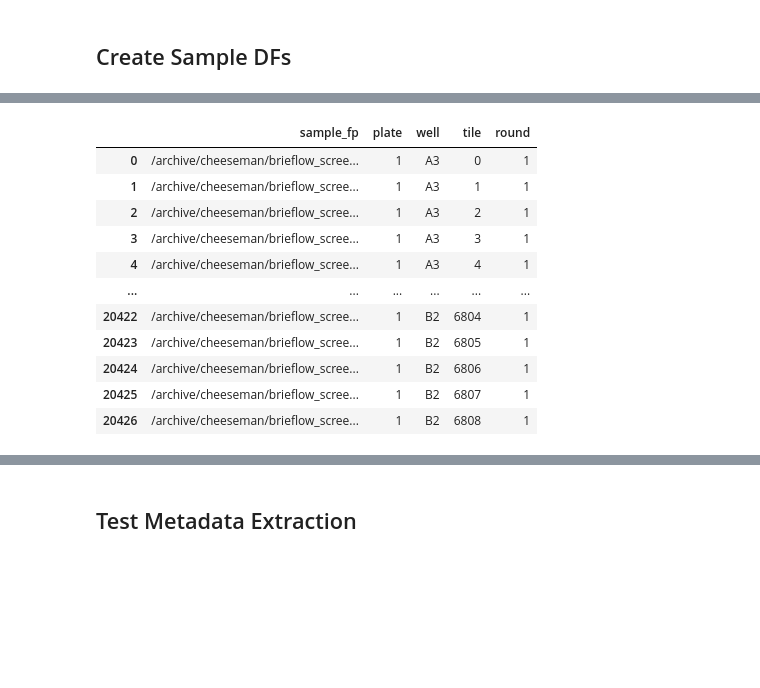
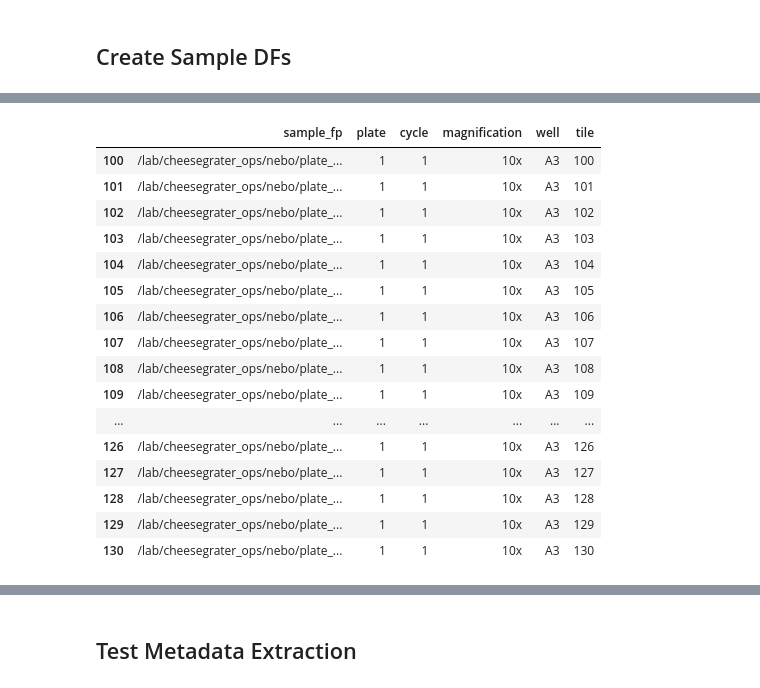
Before and after one commit to cheeseman-lab/nebo-analysis, a Jupyter notebook: analysis/0.configure_preprocess_params.ipynb, the cells around one changed output, grey strips where cells are left out. Cells and saved outputs as stored; diff of their text form; code cells hidden in the pictures; blank space fills up the shorter version.

```diff
--- a/analysis/0.configure_preprocess_params.ipynb
+++ b/analysis/0.configure_preprocess_params.ipynb
@@ -73,13 +73,19 @@ SBS_COMBO_DF_FP = "config/sbs_combo.tsv"
 PHENOTYPE_COMBO_DF_FP = "config/phenotype_combo.tsv"
 
 # Directory, pattern, and metadata for SBS sample nd2 files
-SBS_IMAGES_DIR_FP = None
-SBS_SAMPLE_PATTERN = None
-SBS_PATH_METADATA = None
-SBS_METADATA_ORDER_TYPE = None
+SBS_IMAGES_DIR_FP = Path("/lab/cheesegrater_ops/nebo/")
+SBS_SAMPLE_PATTERN = r"plate_(\d+)/input_sbs/c(\d+)/(\d+x)/P\d+_Wells-([A-Z]\d+)_Points-(\d+)__Channel_.*\.nd2"
+SBS_PATH_METADATA = ["plate", "cycle", "magnification", "well", "tile"]
+SBS_METADATA_ORDER_TYPE = {
+    "plate": int,
+    "cycle": int,
+    "magnification": str,
+    "well": str,
+    "tile": int,
+}
 
 # Directory, pattern, and metadata for phenotype sample nd2 files
-PHENOTYPE_IMAGES_DIR_FP = Path("/archive/cheeseman/brieflow_screens/nebo/")
+PHENOTYPE_IMAGES_DIR_FP = Path("/lab/cheesegrater_ops/nebo/")
 PHENOTYPE_SAMPLE_PATTERN = r"plate_(\d+)/input_ph/round_(\d+)/\d+_\d+_\d+/P\d+_Wells-([A-Z]\d+)_Points-(\d+)__Channel_.*\.nd2"
 PHENOTYPE_PATH_METADATA = ["plate", "round", "well", "tile"]
 PHENOTYPE_METADATA_ORDER_TYPE = {
@@ -138,17 +144,20 @@ PHENOTYPE_METADATA_ORDER_TYPE = {"plate": int, "well": str, "tile": int}
 # %% [markdown]
 ## Create Sample DFs
 # %%
-# sbs_samples = create_samples_df(
-#     SBS_IMAGES_DIR_FP, SBS_SAMPLE_PATTERN, SBS_PATH_METADATA, SBS_METADATA_ORDER_TYPE
-# )
-# sbs_wildcard_combos = sbs_samples[SBS_PATH_METADATA].drop_duplicates().astype(str)
-# # Save and display sample dataframe
-# sbs_samples.to_csv(SBS_SAMPLES_DF_FP, sep="\t", index=False)
-# print("SBS samples:")
-# display(sbs_samples)
-# sbs_wildcard_combos.to_csv(SBS_COMBO_DF_FP, sep="\t", index=False)
-# print("SBS wildcard combos:")
-# display(sbs_wildcard_combos)
+# Create sample dataframe for sbs
+sbs_samples = create_samples_df(
+    SBS_IMAGES_DIR_FP, SBS_SAMPLE_PATTERN, SBS_PATH_METADATA, SBS_METADATA_ORDER_TYPE
+)
+
+# Filter sbs_samples to only keep 10x tiles 100–130 from well A3
+sbs_samples = sbs_samples[
+    (sbs_samples["well"] == "A3")
+    & (sbs_samples["magnification"] == "10x")
+    & (sbs_samples["tile"].astype(int) >= 100)
+    & (sbs_samples["tile"].astype(int) <= 130)
+]
+
+sbs_wildcard_combos = sbs_samples[SBS_PATH_METADATA].drop_duplicates().astype(str)
 
 # Create sample dataframe for phenotype
 phenotype_samples = create_samples_df(
@@ -157,10 +166,30 @@ phenotype_samples = create_samples_df(
     PHENOTYPE_PATH_METADATA,
     PHENOTYPE_METADATA_ORDER_TYPE,
 )
+# # Filter out well B1
+# phenotype_samples = phenotype_samples[
+#     phenotype_samples["well"].str.contains(r"^(?!B1).*")
+# ]
+# Filter phenotype tiles to only keep tiles
+phenotype_samples = phenotype_samples[
+    (phenotype_samples["well"] == "A3")
+    & (phenotype_samples["tile"].astype(int) >= 4020)
+    & (phenotype_samples["tile"].astype(int) <= 4040)
+]
+
 phenotype_wildcard_combos = (
     phenotype_samples[PHENOTYPE_PATH_METADATA].drop_duplicates().astype(str)
 )
-# Save and display sample dataframe
+
+# Save and display SBS sample dataframe
+sbs_samples.to_csv(SBS_SAMPLES_DF_FP, sep="\t", index=False)
+print("SBS samples:")
+display(sbs_samples)
+sbs_wildcard_combos.to_csv(SBS_COMBO_DF_FP, sep="\t", index=False)
+print("SBS wildcard combos:")
+display(sbs_wildcard_combos)
+
+# Save and display Phenotype sample dataframe
 phenotype_samples.to_csv(PHENOTYPE_SAMPLES_DF_FP, sep="\t", index=False)
 print("Phenotype samples:")
 display(phenotype_samples)
@@ -172,12 +201,17 @@ Phenotype samples:
-|  | sample_fp | plate | well | tile | round |
-| 0 | /archive/cheeseman/brieflow_scree... | 1 | A3 | 0 | 1 |
-| 1 | /archive/cheeseman/brieflow_scree... | 1 | A3 | 1 | 1 |
-| 2 | /archive/cheeseman/brieflow_scree... | 1 | A3 | 2 | 1 |
-| 3 | /archive/cheeseman/brieflow_scree... | 1 | A3 | 3 | 1 |
-| 4 | /archive/cheeseman/brieflow_scree... | 1 | A3 | 4 | 1 |
-| ... | ... | ... | ... | ... | ... |
-| 20422 | /archive/cheeseman/brieflow_scree... | 1 | B2 | 6804 | 1 |
-| 20423 | /archive/cheeseman/brieflow_scree... | 1 | B2 | 6805 | 1 |
-| 20424 | /archive/cheeseman/brieflow_scree... | 1 | B2 | 6806 | 1 |
-| 20425 | /archive/cheeseman/brieflow_scree... | 1 | B2 | 6807 | 1 |
-| 20426 | /archive/cheeseman/brieflow_scree... | 1 | B2 | 6808 | 1 |
+|  | sample_fp | plate | cycle | magnification | well | tile |
+| 100 | /lab/cheesegrater_ops/nebo/plate_... | 1 | 1 | 10x | A3 | 100 |
+| 101 | /lab/cheesegrater_ops/nebo/plate_... | 1 | 1 | 10x | A3 | 101 |
+| 102 | /lab/cheesegrater_ops/nebo/plate_... | 1 | 1 | 10x | A3 | 102 |
+| 103 | /lab/cheesegrater_ops/nebo/plate_... | 1 | 1 | 10x | A3 | 103 |
+| 104 | /lab/cheesegrater_ops/nebo/plate_... | 1 | 1 | 10x | A3 | 104 |
+| 105 | /lab/cheesegrater_ops/nebo/plate_... | 1 | 1 | 10x | A3 | 105 |
+| 106 | /lab/cheesegrater_ops/nebo/plate_... | 1 | 1 | 10x | A3 | 106 |
+| 107 | /lab/cheesegrater_ops/nebo/plate_... | 1 | 1 | 10x | A3 | 107 |
+| 108 | /lab/cheesegrater_ops/nebo/plate_... | 1 | 1 | 10x | A3 | 108 |
+| 109 | /lab/cheesegrater_ops/nebo/plate_... | 1 | 1 | 10x | A3 | 109 |
+| ... | ... | ... | ... | ... | ... | ... |
+| 126 | /lab/cheesegrater_ops/nebo/plate_... | 1 | 1 | 10x | A3 | 126 |
+| 127 | /lab/cheesegrater_ops/nebo/plate_... | 1 | 1 | 10x | A3 | 127 |
+| 128 | /lab/cheesegrater_ops/nebo/plate_... | 1 | 1 | 10x | A3 | 128 |
+| 129 | /lab/cheesegrater_ops/nebo/plate_... | 1 | 1 | 10x | A3 | 129 |
+| 130 | /lab/cheesegrater_ops/nebo/plate_... | 1 | 1 | 10x | A3 | 130 |
```
Also changed, not shown: parts of 9 cells of this notebook.
